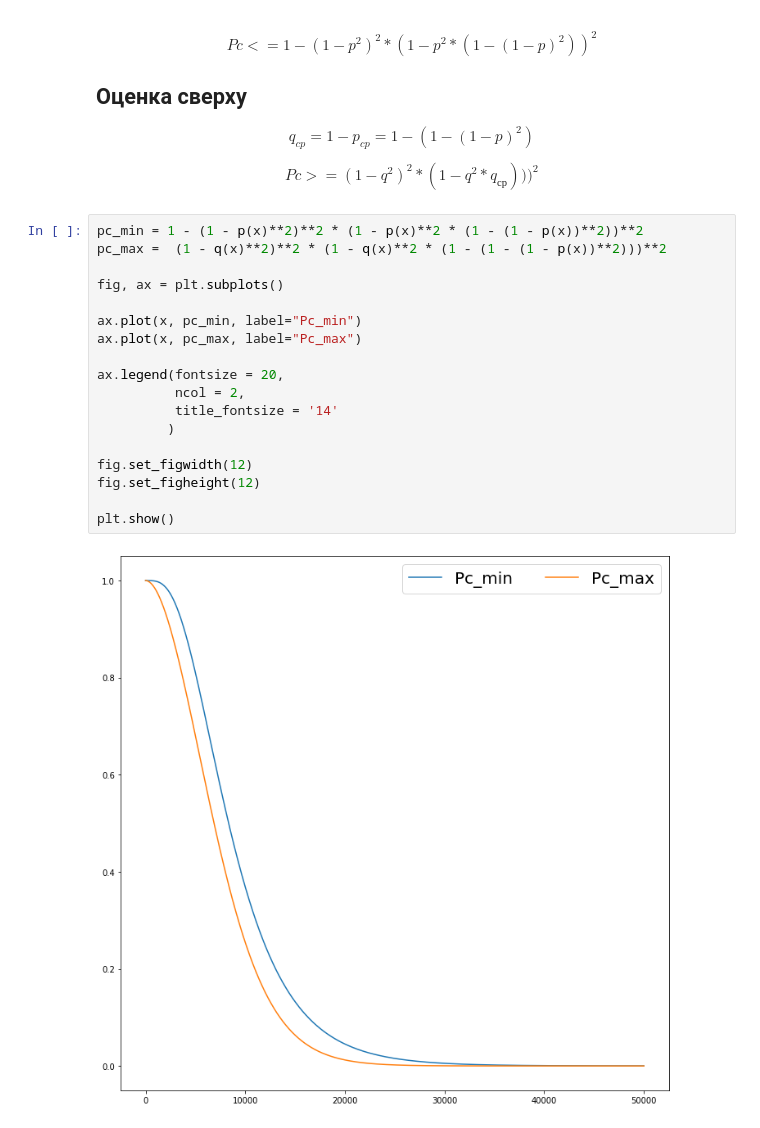
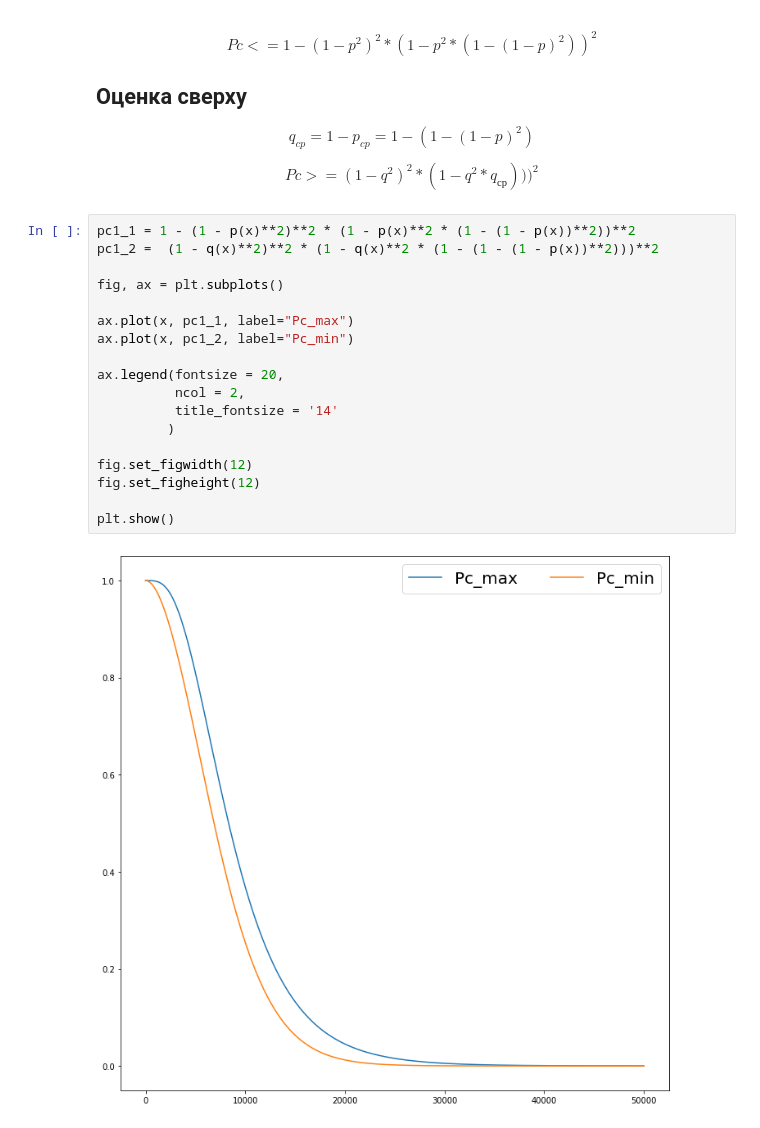
Before and after one commit to KaluginaMarina/FourthYearOfItmo, a Jupyter notebook: reliability-theory/lab1/lab1.ipynb, the cells around one changed output. Saved outputs shown, nothing was run; the diff lists cells and outputs as text.

```diff
--- a/reliability-theory/lab1/lab1.ipynb
+++ b/reliability-theory/lab1/lab1.ipynb
@@ -157,22 +157,22 @@ $$ q_{cp} = 1-p_{cp} = 1 - (1 - (1 - p)^2) $$
 
 $$ Pc >= (1 - q^2)^2 * (1 - q^2* q_{ср} )))^2$$
 # %%
-pc_min = 1 - (1 - p(x)**2)**2 * (1 - p(x)**2 * (1 - (1 - p(x))**2))**2
-pc_max =  (1 - q(x)**2)**2 * (1 - q(x)**2 * (1 - (1 - (1 - p(x))**2)))**2
+pc1_1 = 1 - (1 - p(x)**2)**2 * (1 - p(x)**2 * (1 - (1 - p(x))**2))**2
+pc1_2 =  (1 - q(x)**2)**2 * (1 - q(x)**2 * (1 - (1 - (1 - p(x))**2)))**2
 
 fig, ax = plt.subplots()
 
-ax.plot(x, pc_min, label="Pc_min")
-ax.plot(x, pc_max, label="Pc_max")
+ax.plot(x, pc1_1, label="Pc_max")
+ax.plot(x, pc1_2, label="Pc_min")
 
 ax.legend(fontsize = 20,
           ncol = 2,
           title_fontsize = '14'
          )
 
 fig.set_figwidth(12)
 fig.set_figheight(12)
 
 plt.show()
 # %% [output]
-[figure, old version]
+[figure, new version]
```
Also changed, not shown: parts of 11 cells of this notebook.
